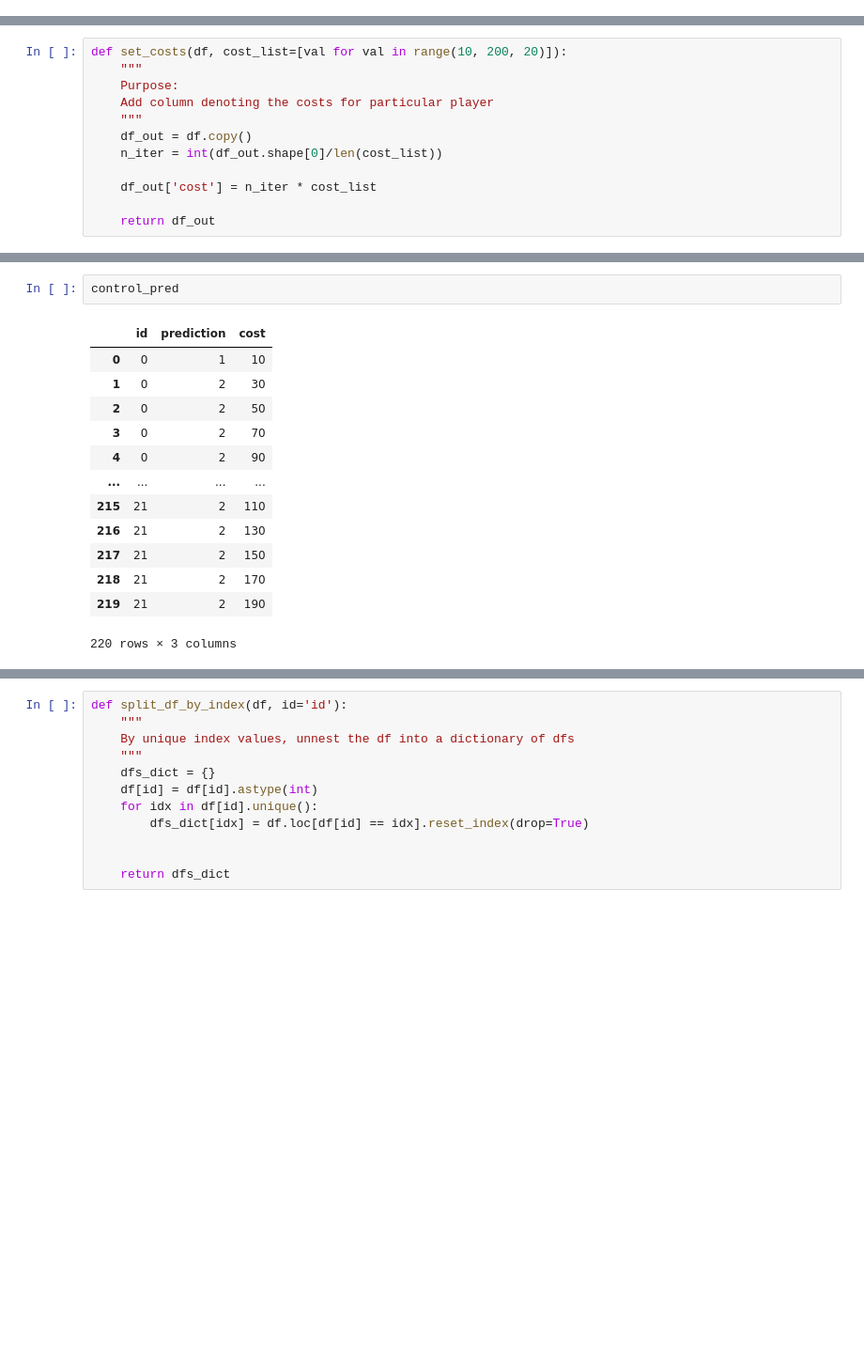
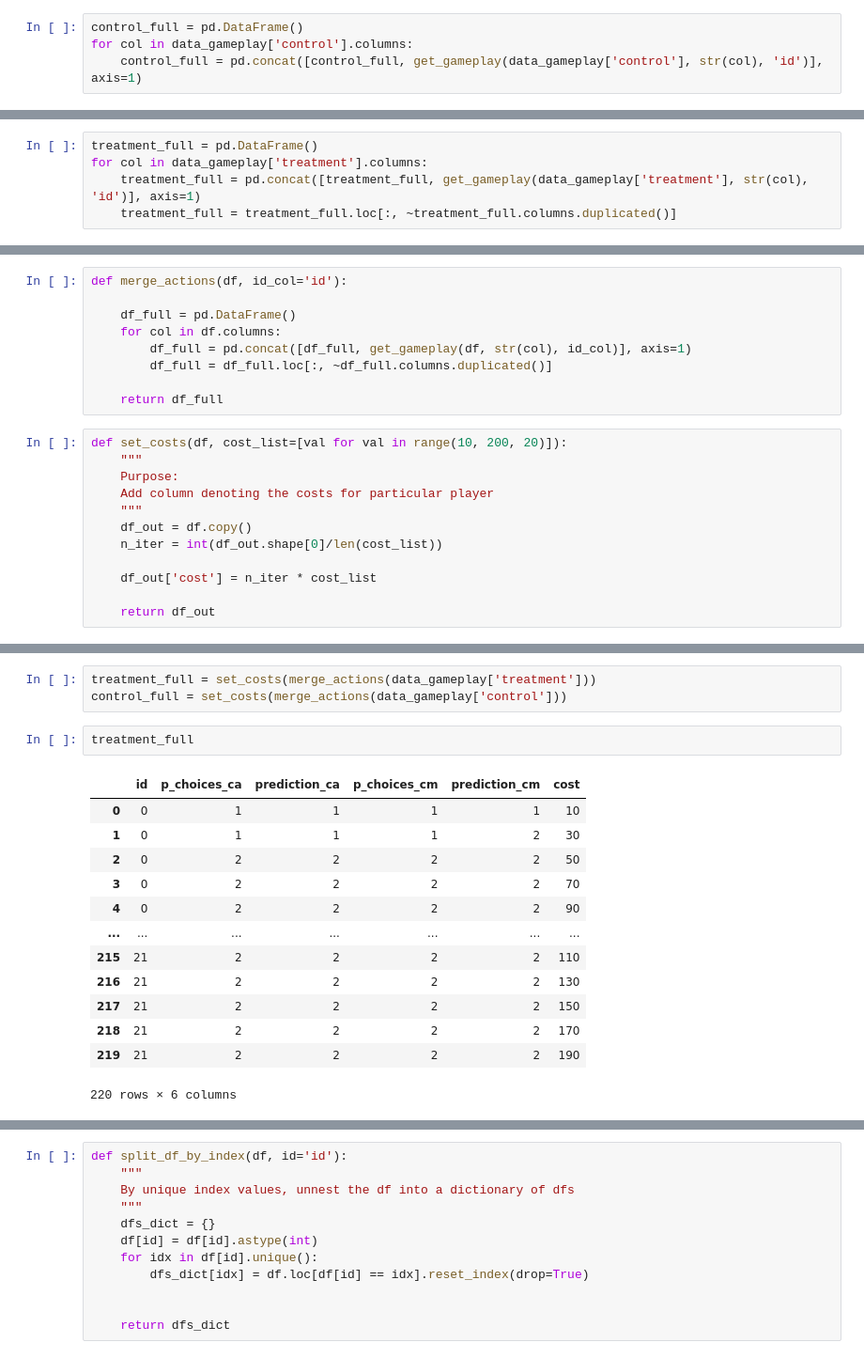
Before and after one commit to VondracekS/thesis_cheap_talk_experiment, a Jupyter notebook: workflow_scripts/data_wrangling.ipynb, the cells around one changed output, grey strips where cells are left out. Shown: that part at 94% size. Drawn from its saved outputs; the diff is of its cells as text; blank space fills up the shorter version.

```diff
--- a/workflow_scripts/data_wrangling.ipynb
+++ b/workflow_scripts/data_wrangling.ipynb
@@ -212,3 +206,7 @@ treatment_actions_a = get_gameplay(data_gameplay['treatment'], 'p_choices_ca', '
 treatment_actions_b = get_gameplay(data_gameplay['treatment'], 'p_choices_cm', 'id')
 treatment_pred_a = get_gameplay(data_gameplay['treatment'], 'prediction_ca', 'id')
 treatment_pred_b = get_gameplay(data_gameplay['treatment'], 'prediction_cm', 'id')
+# %%
+control_full = pd.DataFrame()
+for col in data_gameplay['control'].columns:
+    control_full = pd.concat([control_full, get_gameplay(data_gameplay['control'], str(col), 'id')], axis=1)
@@ -214,0 +229,5 @@ treatment_pred_b = get_gameplay(data_gameplay['treatment'], 'prediction_cm', 'id
+# %%
+treatment_full = pd.DataFrame()
+for col in data_gameplay['treatment'].columns:
+    treatment_full = pd.concat([treatment_full, get_gameplay(data_gameplay['treatment'], str(col), 'id')], axis=1)
+    treatment_full = treatment_full.loc[:, ~treatment_full.columns.duplicated()]
@@ -215,3 +250,12 @@ treatment_pred_b = get_gameplay(data_gameplay['treatment'], 'prediction_cm', 'id
+# %%
+def merge_actions(df, id_col='id'):
+
+    df_full = pd.DataFrame()
+    for col in df.columns:
+        df_full = pd.concat([df_full, get_gameplay(df, str(col), id_col)], axis=1)
+        df_full = df_full.loc[:, ~df_full.columns.duplicated()]
+
+    return df_full
 # %%
 def set_costs(df, cost_list=[val for val in range(10, 200, 20)]):
     """
@@ -245,16 +271,19 @@ plot_strategy(control_pred, "cost", "prediction", "id")
-# %%
-control_pred
-# %% [output]
-|  | id | prediction | cost |
-| 0 | 0 | 1 | 10 |
-| 1 | 0 | 2 | 30 |
-| 2 | 0 | 2 | 50 |
-| 3 | 0 | 2 | 70 |
-| 4 | 0 | 2 | 90 |
-| ... | ... | ... | ... |
-| 215 | 21 | 2 | 110 |
-| 216 | 21 | 2 | 130 |
-| 217 | 21 | 2 | 150 |
-| 218 | 21 | 2 | 170 |
-| 219 | 21 | 2 | 190 |
-220 rows × 3 columns
+# %%
+treatment_full = set_costs(merge_actions(data_gameplay['treatment']))
+control_full = set_costs(merge_actions(data_gameplay['control']))
+# %%
+treatment_full
+# %% [output]
+|  | id | p_choices_ca | prediction_ca | p_choices_cm | prediction_cm | cost |
+| 0 | 0 | 1 | 1 | 1 | 1 | 10 |
+| 1 | 0 | 1 | 1 | 1 | 2 | 30 |
+| 2 | 0 | 2 | 2 | 2 | 2 | 50 |
+| 3 | 0 | 2 | 2 | 2 | 2 | 70 |
+| 4 | 0 | 2 | 2 | 2 | 2 | 90 |
+| ... | ... | ... | ... | ... | ... | ... |
+| 215 | 21 | 2 | 2 | 2 | 2 | 110 |
+| 216 | 21 | 2 | 2 | 2 | 2 | 130 |
+| 217 | 21 | 2 | 2 | 2 | 2 | 150 |
+| 218 | 21 | 2 | 2 | 2 | 2 | 170 |
+| 219 | 21 | 2 | 2 | 2 | 2 | 190 |
+220 rows × 6 columns
```
Also changed, not shown: parts of 54 cells of this notebook, 20 other files.
